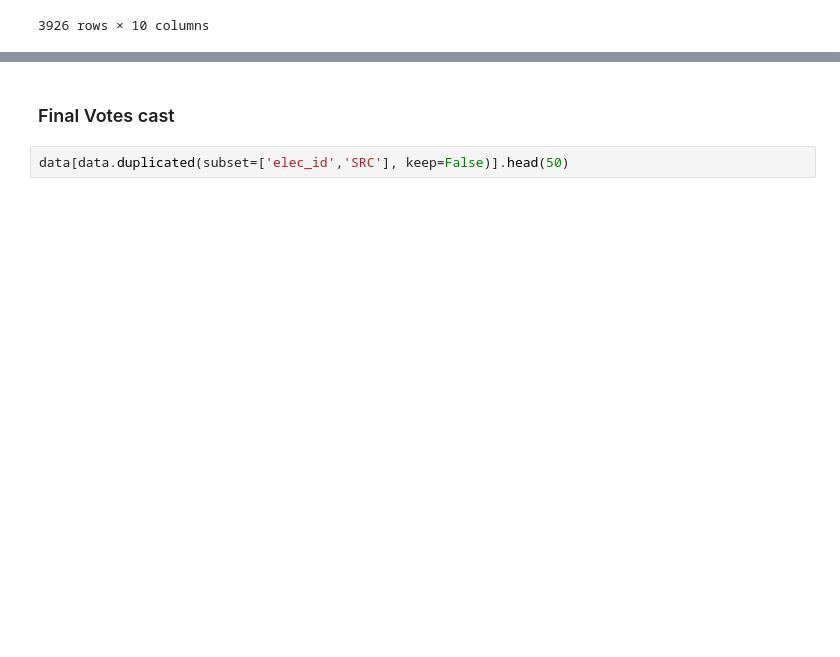
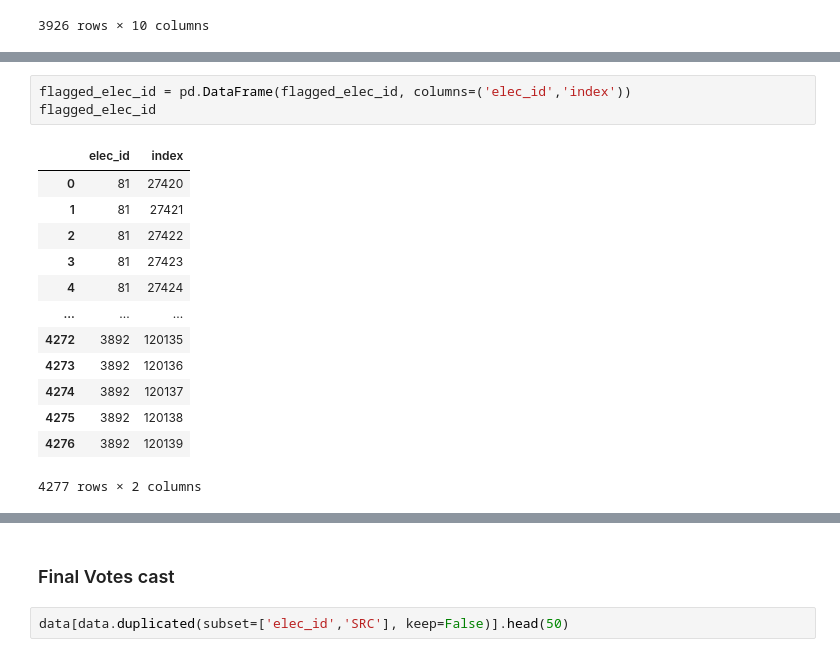
Before and after one commit to epfl-ada/ada-2024-project-ackthuallydeadalready, a Jupyter notebook: EDA.ipynb, the cells around one changed output, grey strips where cells are left out. Cells and saved outputs as stored; diff of their text form; blank space fills up the shorter version.

```diff
--- a/EDA.ipynb
+++ b/EDA.ipynb
@@ -714,0 +738,17 @@ C:\Users\mikai\AppDa
+# %%
+flagged_elec_id = pd.DataFrame(flagged_elec_id, columns=('elec_id','index'))
+flagged_elec_id
+# %% [output]
+|  | elec_id | index |
+| 0 | 81 | 27420 |
+| 1 | 81 | 27421 |
+| 2 | 81 | 27422 |
+| 3 | 81 | 27423 |
+| 4 | 81 | 27424 |
+| ... | ... | ... |
+| 4272 | 3892 | 120135 |
+| 4273 | 3892 | 120136 |
+| 4274 | 3892 | 120137 |
+| 4275 | 3892 | 120138 |
+| 4276 | 3892 | 120139 |
+4277 rows × 2 columns
```
Also changed, not shown: parts of 18 cells of this notebook, 1 other file.
